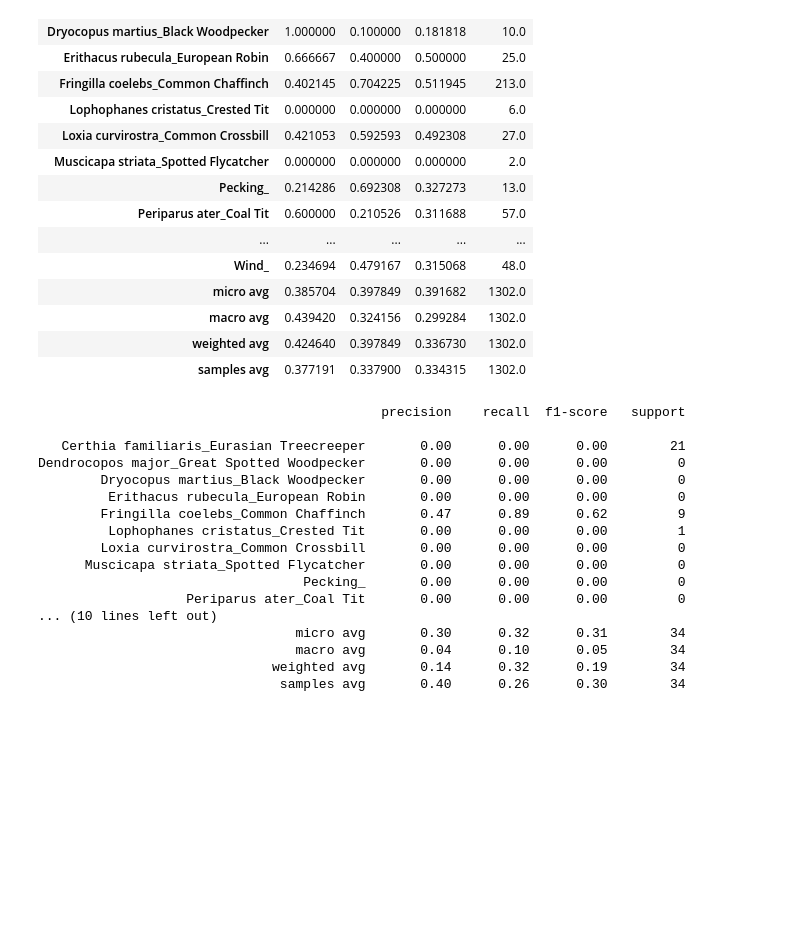
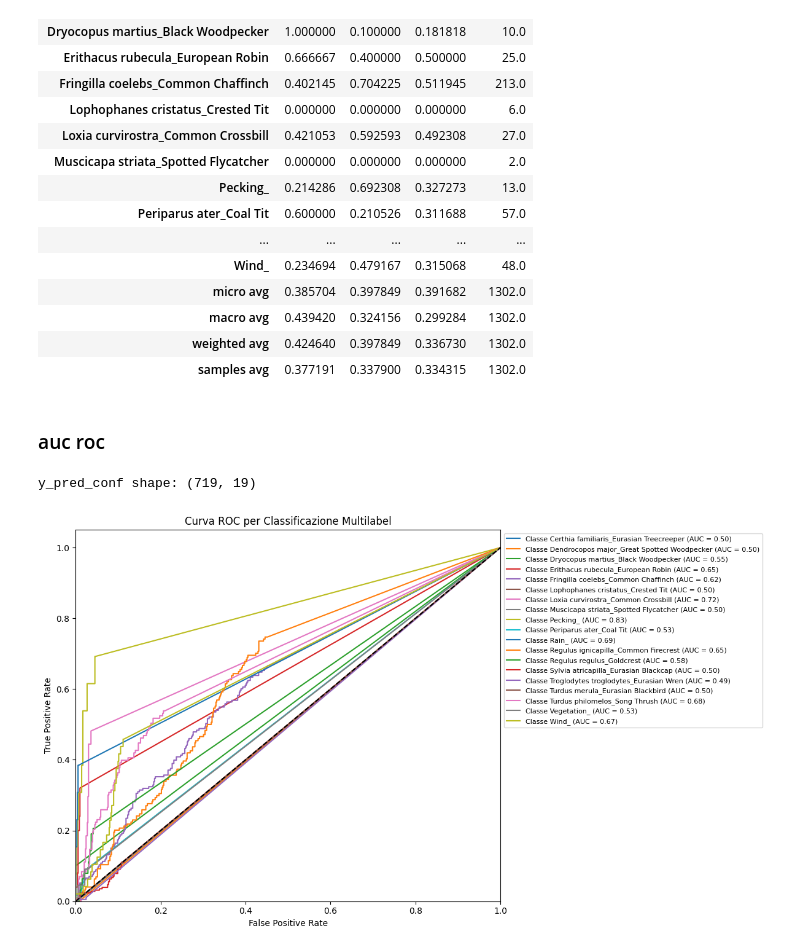
Before and after one commit to giacomoschiavo/finetuning-BirdNET, a Jupyter notebook: new_evaluation_test_set.ipynb, the cells around one changed output. Saved outputs shown, nothing was run; the diff lists cells and outputs as text; code cells hidden in the pictures; blank space fills up the shorter version.

Commit message:
added auc roc curves

```diff
--- a/new_evaluation_test_set.ipynb
+++ b/new_evaluation_test_set.ipynb
@@ -165,23 +180,50 @@ report_df
 | macro avg | 0.439420 | 0.324156 | 0.299284 | 1302.0 |
 | weighted avg | 0.424640 | 0.397849 | 0.336730 | 1302.0 |
 | samples avg | 0.377191 | 0.337900 | 0.334315 | 1302.0 |
-# %%
-print(classification_report(y_true, y_pred, target_names=mlb.classes_, zero_division=0))
-# %% [output]
-                                            precision    recall  f1-score   support
-
-   Certhia familiaris_Eurasian Treecreeper       0.00      0.00      0.00        21
-Dendrocopos major_Great Spotted Woodpecker       0.00      0.00      0.00         0
-        Dryocopus martius_Black Woodpecker       0.00      0.00      0.00         0
-         Erithacus rubecula_European Robin       0.00      0.00      0.00         0
-        Fringilla coelebs_Common Chaffinch       0.47      0.89      0.62         9
-         Lophophanes cristatus_Crested Tit       0.00      0.00      0.00         1
-        Loxia curvirostra_Common Crossbill       0.00      0.00      0.00         0
-      Muscicapa striata_Spotted Flycatcher       0.00      0.00      0.00         0
-                                  Pecking_       0.00      0.00      0.00         0
-                   Periparus ater_Coal Tit       0.00      0.00      0.00         0
-... (10 lines left out)
-                                 micro avg       0.30      0.32      0.31        34
-                                 macro avg       0.04      0.10      0.05        34
-                              weighted avg       0.14      0.32      0.19        34
-                               samples avg       0.40      0.26      0.30        34
+# %% [markdown]
+### auc roc
+# %%
+y_pred_conf = []
+
+for audio in pred_segments:
+    scores_pred = []
+    for segm, predictions in complete_pred_segments[audio].items():
+        segm_conf_score = np.zeros(len(mlb.classes_))  # Vettore inizializzato a 0 per tutte le classi
+
+        for pred, conf in predictions.items():
+            binary_vector = mlb.transform([[pred]])[0]  # Convertiamo in binario (shape: (n_classes,))
+            segm_conf_score += binary_vector * conf  # Moltiplichiamo per il confidence score
+
+        scores_pred.append(segm_conf_score)  # Ogni segmento ora ha un array della stessa lunghezza di n_classes
+
+    y_pred_conf.append(np.array(scores_pred))  # Lista di array uniformi
+
+# Convertiamo in un array 2D
+y_pred_conf = np.vstack(y_pred_conf)
+
+# Output della shape per verifica
+print("y_pred_conf shape:", y_pred_conf.shape)
+# %% [output]
+y_pred_conf shape: (719, 19)
+# %%
+from sklearn.metrics import roc_curve, auc
+
+plt.figure(figsize=(12, 7))  # Aumenta la dimensione
+n_classes = len(mlb.classes_)
+for i in range(n_classes):
+    fpr, tpr, _ = roc_curve(y_true[:, i], y_pred_conf[:, i])
+    roc_auc = auc(fpr, tpr)
+    plt.plot(fpr, tpr, label=f'Classe {mlb.classes_[i]} (AUC = {roc_auc:.2f})')
+
+# Linea di riferimento
+plt.plot([0, 1], [0, 1], 'k--')
+plt.xlim([0.0, 1.0])
+plt.ylim([0.0, 1.05])
+plt.xlabel('False Positive Rate')
+plt.ylabel('True Positive Rate')
+plt.title('Curva ROC per Classificazione Multilabel')
+plt.legend(loc="upper left", bbox_to_anchor=(1, 1), fontsize=8)
+plt.tight_layout()
+plt.show()
+# %% [output]
+[figure, added]
```
Also changed, not shown: parts of 5 cells of this notebook, 1 other file.
